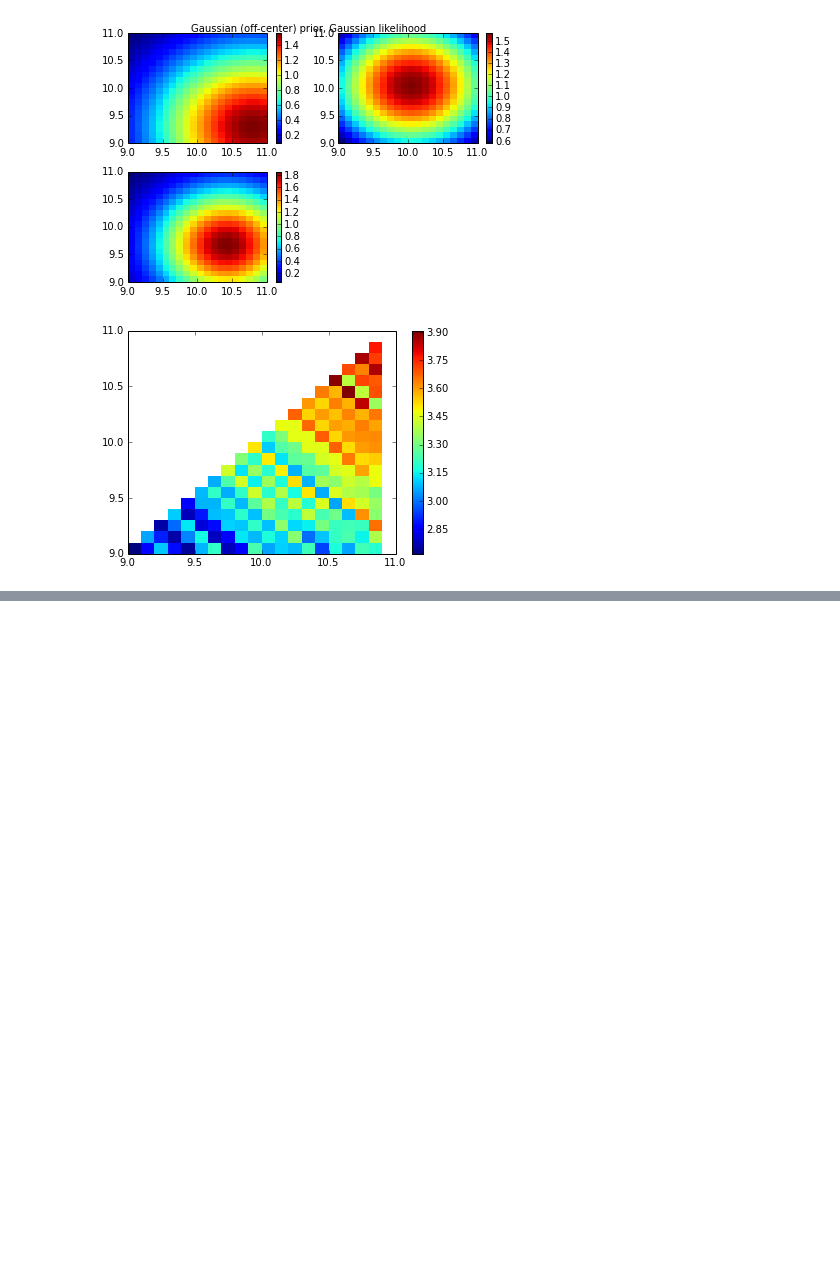
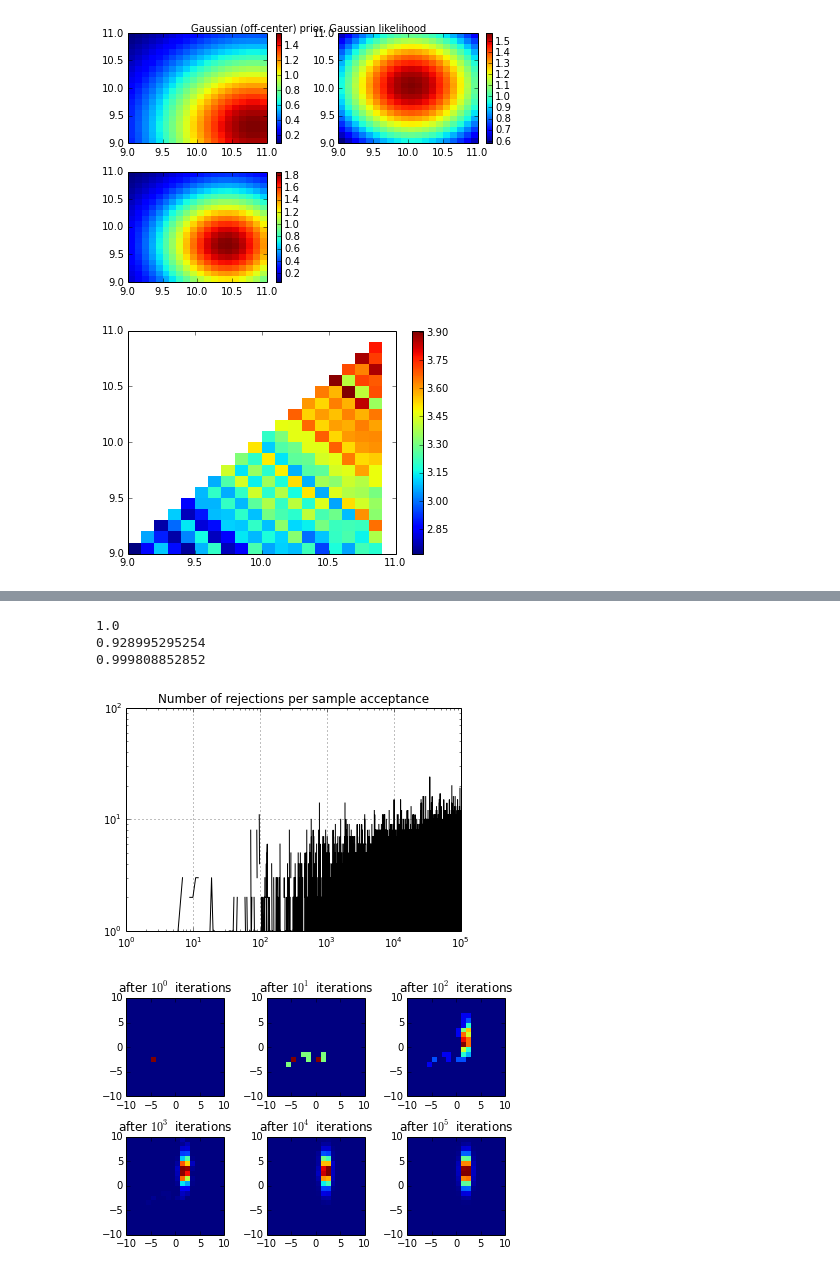
Before and after one commit to cpankow/lacc_da_tutorials, a Jupyter notebook: bayesian_inf_and_mf.ipynb, the cells around one changed output, grey strips where cells are left out. Cells and saved outputs as stored; diff of their text form; code cells hidden in the pictures; blank space fills up the shorter version.

```diff
--- a/bayesian_inf_and_mf.ipynb
+++ b/bayesian_inf_and_mf.ipynb
@@ -623,0 +646,66 @@ Note that the answer is not as accurate as the gridded method. We spoke not of *
+# %%
+def integrand(x, y):
+    return gaussian(x, 3, 2)*gaussian(y, 2, 0.5)
+
+x_min, x_max = -10, 10
+y_min, y_max = -10, 10
+
+# Call the prior uniform
+i, j = 0, 0
+# Uncomment to start somewhere random
+#x_i, y_i = numpy.random.uniform(x_min, x_max), numpy.random.uniform(y_min, y_max)
+# start somewhere far off
+x_i, y_i = -3, -5
+samples = [(x_i, y_i)]
+n_rej = []
+
+while i < 100000:
+    x_prop = numpy.random.normal(x_i, 1.0)
+    y_prop = numpy.random.normal(y_i, 1.0)
+    ratio = integrand(x_prop, y_prop)/integrand(x_i, y_i)
+    if ratio > numpy.random.uniform(0, 1):
+        i += 1
+        x_i, y_i = x_prop, y_prop
+        samples.append((x_prop, y_prop))
+        n_rej.append(j)
+        j = 0
+        continue
+    j += 1
+
+figure()
+plot(n_rej, 'k-')
+loglog()
+grid()
+title("Number of rejections per sample acceptance")
+
+figure()
+samples = numpy.array(samples).T
+for i in range(6):
+    h, xb, yb = numpy.histogram2d(samples[0,:10**i], samples[1,:10**i],
+                                  range=((x_min, x_max), (y_min, y_max)), bins=(20, 20), normed=True)
+    subplot(2, 3, i+1)
+    pcolor(xb, yb, h)
+    title("after $10^%d$ iterations" % i)
+
+tight_layout()
+
+# By the way the answer to the integral
+print h.sum() * (xb[1] - xb[0]) * (yb[1] - yb[0])
+
+# The answer for a naive MC integrator -- the variance on this answer is much higher than the MCMC or gridded method answer
+# You may get close to the right answer, but the accuracy will be much worse for fixed N.
+# Try this several times and see if the answer varies a lot (relative to the MCMC answer, anyway)
+print numpy.average(integrand(numpy.random.uniform(x_min, x_max, 1000), numpy.random.uniform(y_min, y_max, 1000))) * (x_max - x_min) * (y_max - y_min)
+
+# Compare gridded
+import itertools
+x = numpy.linspace(x_min, x_max, 100)
+y = numpy.linspace(y_min, y_max, 100)
+intgrl = [integrand(xi, yi) for (xi, yi) in itertools.product(x,y)]
+print numpy.sum(intgrl) * (x[1] - x[0]) * (y[1] - y[0])
+# %% [output]
+1.0
+0.928995295254
+0.999808852852
+[figure, added]
+[figure, added]
```
Also changed, not shown: parts of 6 cells of this notebook.
